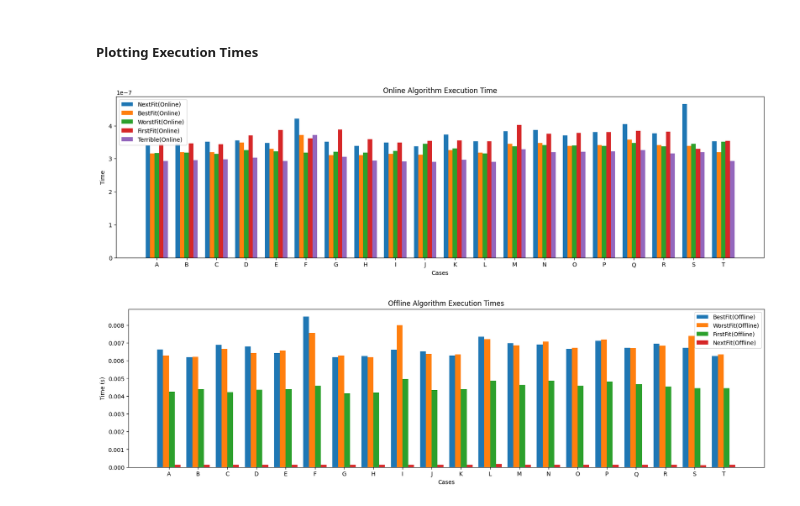
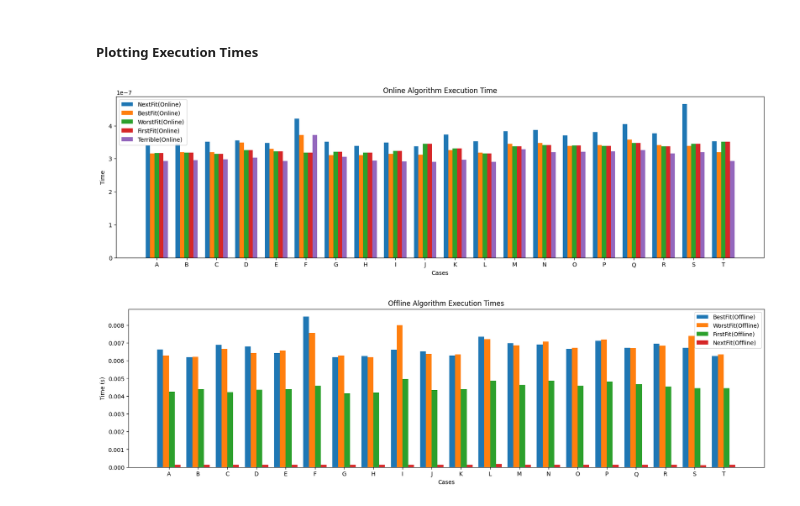
Before and after one commit to adampodolak/Bin-Packing-Lab, a Jupyter notebook: report.ipynb, the cells around one changed output. Saved outputs shown, nothing was run; the diff lists cells and outputs as text; code cells hidden in the pictures.

```diff
--- a/report.ipynb
+++ b/report.ipynb
@@ -92,10 +92,10 @@ results = get_bench_results()
 # %% [markdown]
 ##### Storing Online Results
 # %%
-nf_online = [results[name] for name in results if name.endswith('nf-online')]
-bf_online = [results[name] for name in results if name.endswith('bf-online')]
-wf_online = [results[name] for name in results if name.endswith('wf-online')]
-ff_online = [results[name] for name in results if name.endswith('ff-online')]
+nf_online_exec_time = [results[name] for name in results if name.endswith('nf-online')]
+bf_online_exec_time = [results[name] for name in results if name.endswith('bf-online')]
+wf_online_exec_time = [results[name] for name in results if name.endswith('wf-online')]
+ff_online_exec_time = [results[name] for name in results if name.endswith('ff-online')]
 # %% [markdown]
 ##### Storing Offline Results
 # %%
@@ -107,30 +107,30 @@ bf_offline[18] = 0.006718469687500001 #case S had an unexpected deviation way bi
 # %% [markdown]
 ##### Storing Results for Baseline and Terrible
 # %%
-terrible = [results[name] for name in results if name.endswith('terrible')]
-baseline = [results[name] for name in results if name.endswith('baseline')]
+terrible_exec_time = [results[name] for name in results if name.endswith('terrible')]
+baseline_exec_time = [results[name] for name in results if name.endswith('baseline')]
 # %% [markdown]
 ##### Plotting Execution Times
 # %%
 x = [i for i in range(num_cases)]
 x = np.arange(len(x))
 
 #runtimes for online algorithms
 plt.rcParams["figure.figsize"] = [20, 5]
-plt.bar(x - 0.3, nf_online, 0.15, label = 'NextFit(Online)')
-plt.bar(x - 0.15, bf_online, 0.15, label = 'BestFit(Online)')
-plt.bar(x, wf_online, 0.15, label = 'WorstFit(Online)')
-plt.bar(x + 0.15, ff_online, 0.15, label = 'FirstFit(Online)')
-plt.bar(x + 0.3, terrible, 0.15, label = 'Terrible(Online)')
+plt.bar(x - 0.3, nf_online_exec_time, 0.15, label = 'NextFit(Online)')
+plt.bar(x - 0.15, bf_online_exec_time, 0.15, label = 'BestFit(Online)')
+plt.bar(x, wf_online_exec_time, 0.15, label = 'WorstFit(Online)')
+plt.bar(x + 0.15, wf_online_exec_time, 0.15, label = 'FirstFit(Online)')
+plt.bar(x + 0.3, terrible_exec_time, 0.15, label = 'Terrible(Online)')
 
 plt.xticks(x, (ascii_uppercase[i] for i in range(num_cases)))
 plt.title("Online Algorithm Execution Time")
 plt.xlabel('Cases')
 plt.ylabel('Time')
 plt.legend()
 plt.show()
 # %% [output]
-[figure, old version]
+[figure, new version]
 # %%
 x = [i for i in range(num_cases)]
 x = np.arange(len(x))
```
Also changed, not shown: parts of 8 cells of this notebook.
